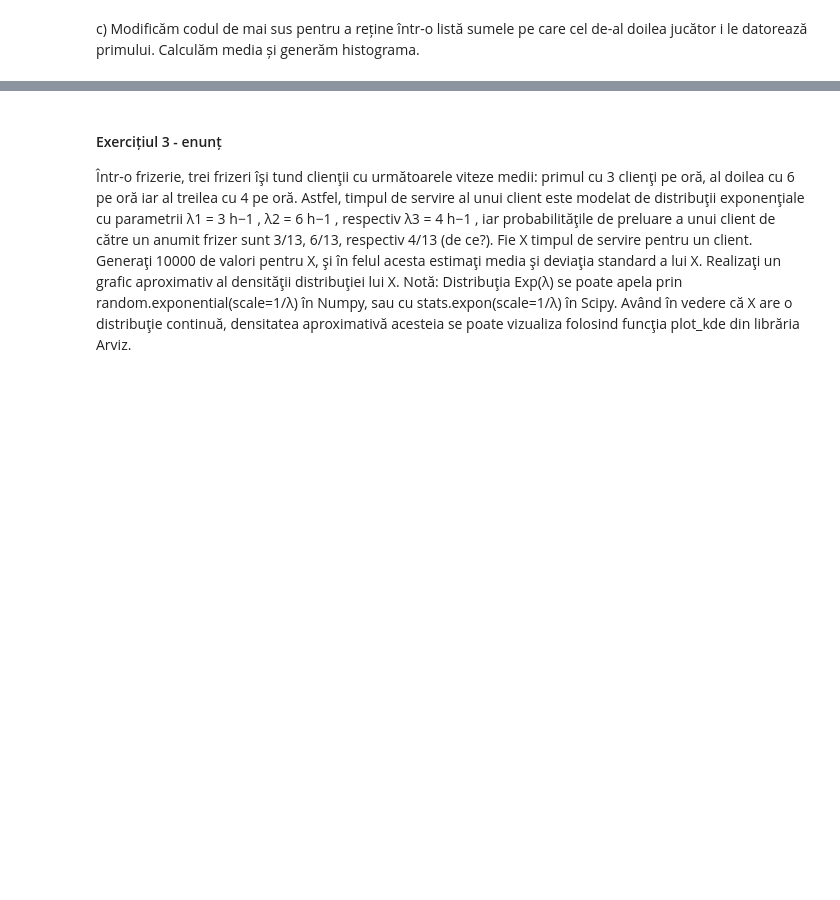
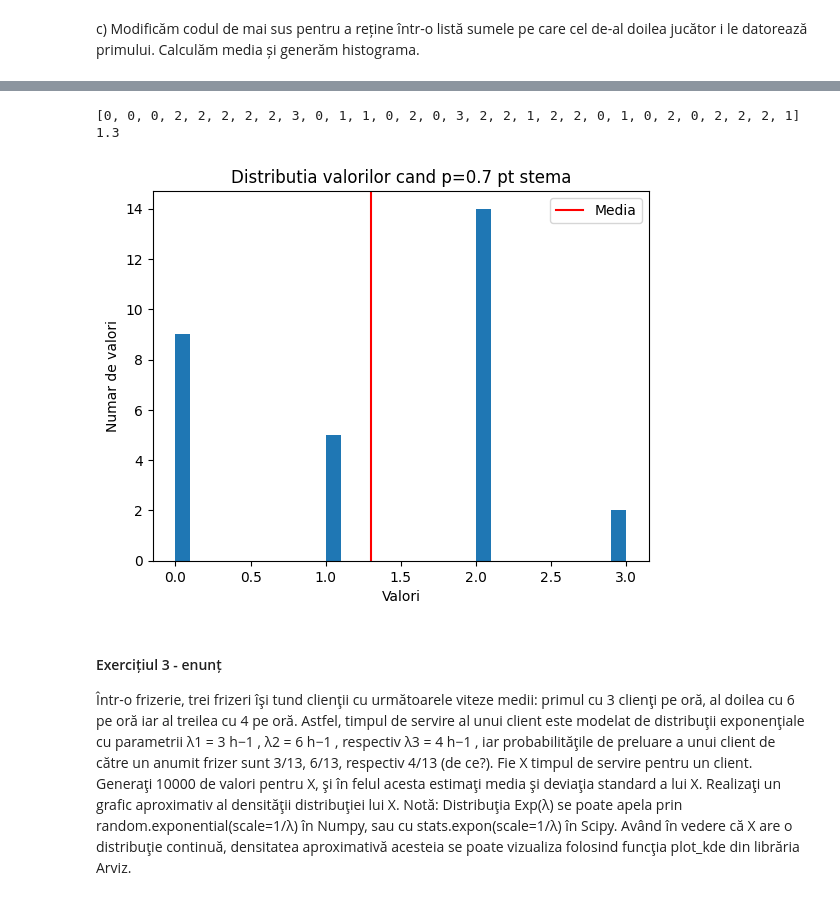
Before and after one commit to teodorachiriac73/PMP-2024, a Jupyter notebook: Lab02/Tema2.ipynb, the cells around one changed output, grey strips where cells are left out. Drawn from its saved outputs; the diff is of its cells as text; code cells hidden in the pictures; blank space fills up the shorter version.

```diff
--- a/Lab02/Tema2.ipynb
+++ b/Lab02/Tema2.ipynb
@@ -137,3 +184,48 @@ plt.show()
+# %%
+# aici stema are probabilitate de 0.7
+import numpy as np
+import matplotlib.pyplot as plt
+
+def simulare(nrJocuri):
+    sumeFinale=[]
+    for i in range(nrJocuri):
+        datoriePrimulJ= 0
+        #print("suntem la jocul " + str(i+1))
+        moneda= np.random.choice(['ban','stema'],p=[0.3,0.7])
+        #stema are probabilitate de 0.3
+        nrPasi=1
+        while(moneda=='ban'):
+            nrPasi=nrPasi+1
+            datoriePrimulJ= datoriePrimulJ+ 0.5
+            moneda= np.random.choice(['ban','stema'],p=[0.3,0.7])
+
+        # am ajuns la cazul final, s-a aruncat stema.
+        #print("Acesta este numarul de pasi: N="+ str(nrPasi))
+        zar=np.random.randint(1,7)
+        suma=zar-3
+        if suma<0: suma=suma*(-1)
+        #print("primul jucator ii datoreaza celui de-al doilea suma "+ str(datoriePrimulJ))
+        #print("al doilea jucator ii datoreaza primului: S="+ str(suma)+" dolari")
+        sumeFinale.append(suma)
+
+    return sumeFinale
+
+jocuri=30
+rezultate=simulare(jocuri)
+print(rezultate)
+media=np.mean(rezultate) #calculam media exacta
+print(media)
+plt.hist(rezultate, bins=jocuri)
+plt.title('Distributia valorilor cand p=0.7 pt stema')
+plt.xlabel('Valori')
+plt.ylabel('Numar de valori')
+plt.axvline(media, color='red', label='Media')
+plt.legend()
+plt.show()
+# %% [output]
+[0, 0, 0, 2, 2, 2, 2, 2, 3, 0, 1, 1, 0, 2, 0, 3, 2, 2, 1, 2, 2, 0, 1, 0, 2, 0, 2, 2, 2, 1]
+1.3
+[figure, added]
 # %% [markdown]
 #### Exercițiul 3 - enunț
 Într-o frizerie, trei frizeri îşi tund clienţii cu următoarele viteze medii: primul cu 3 clienţi pe oră, al doilea cu 6 pe oră iar al treilea cu 4 pe oră. Astfel, timpul de servire al unui client este modelat de distribuţii exponenţiale cu parametrii
```
Also changed, not shown: parts of 5 cells of this notebook.
